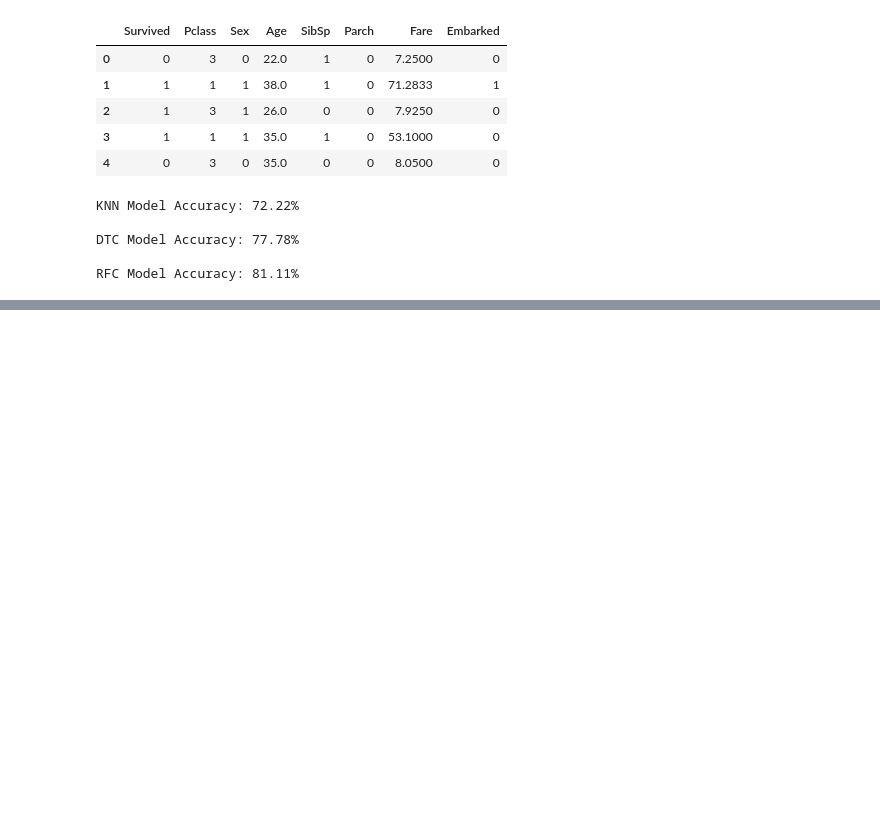
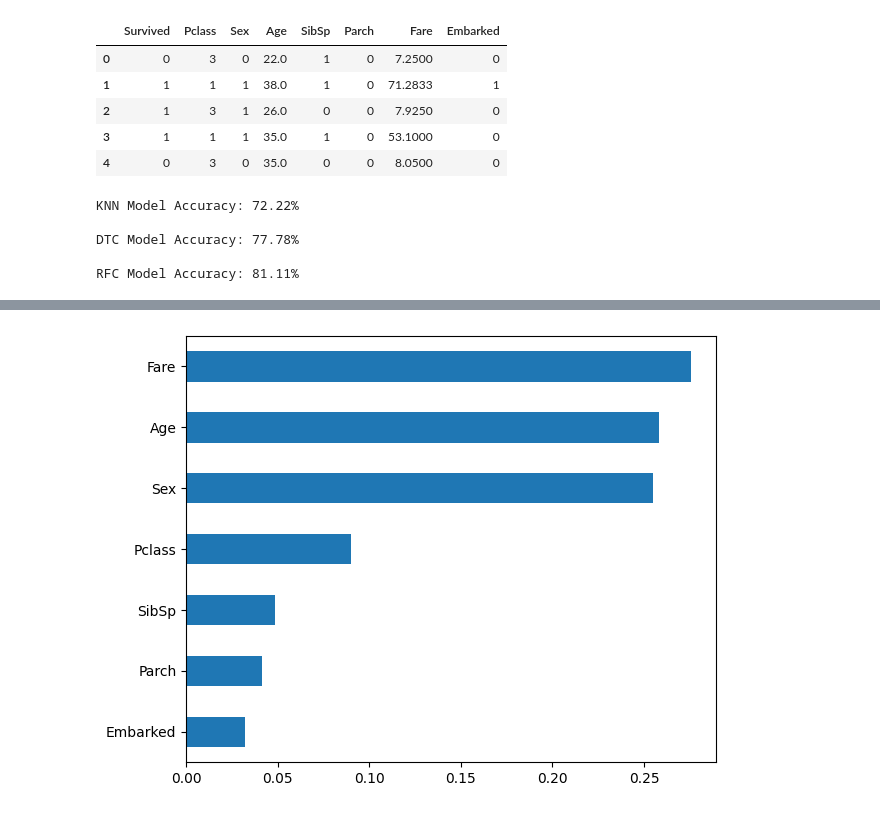
Before and after one commit to deepakachyutha/Titanic-ML, a Jupyter notebook: NoteBook/TitanicModelComparision.ipynb, the cells around one changed output, grey strips where cells are left out. Saved outputs shown, nothing was run; the diff lists cells and outputs as text; code cells hidden in the pictures; blank space fills up the shorter version.

```diff
--- a/NoteBook/TitanicModelComparision.ipynb
+++ b/NoteBook/TitanicModelComparision.ipynb
@@ -59,0 +62,10 @@ titanic.to_csv("C:\Titanic-ML\Dataset\TitanicUpdated.csv", index=False)
+# %%
+import matplotlib.pyplot as plt
+
+rf = models['RFC']
+importances = pd.Series(rf.feature_importances_, index=feat)
+importances.sort_values().plot(kind='barh')
+plt.tight_layout()
+plt.show()
+# %% [output]
+[figure, added]
```
Also changed, not shown: parts of 2 cells of this notebook, 3 other files.
